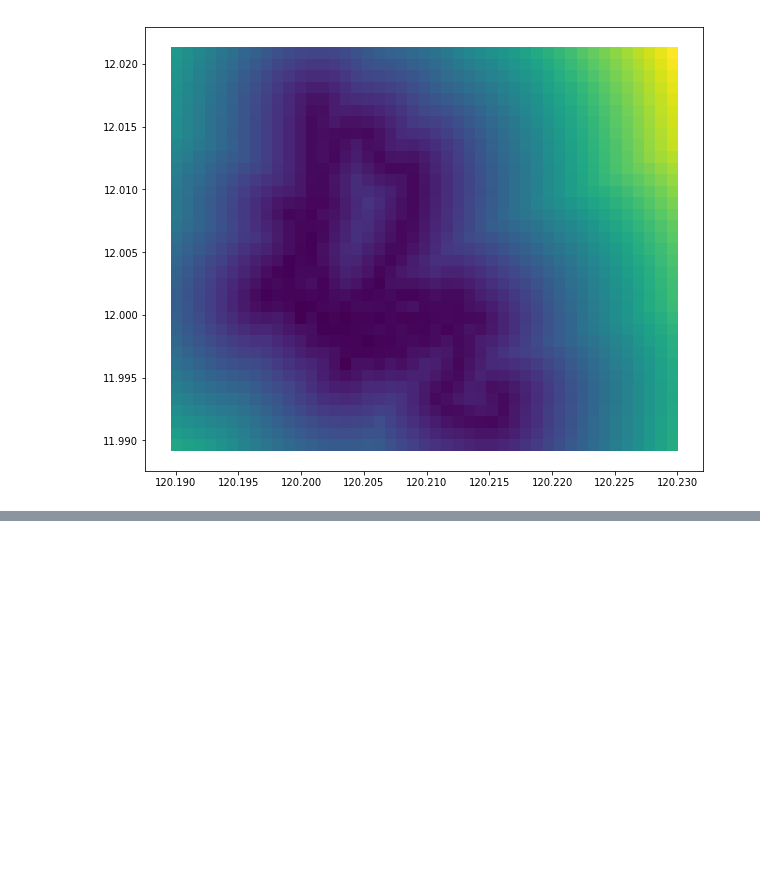
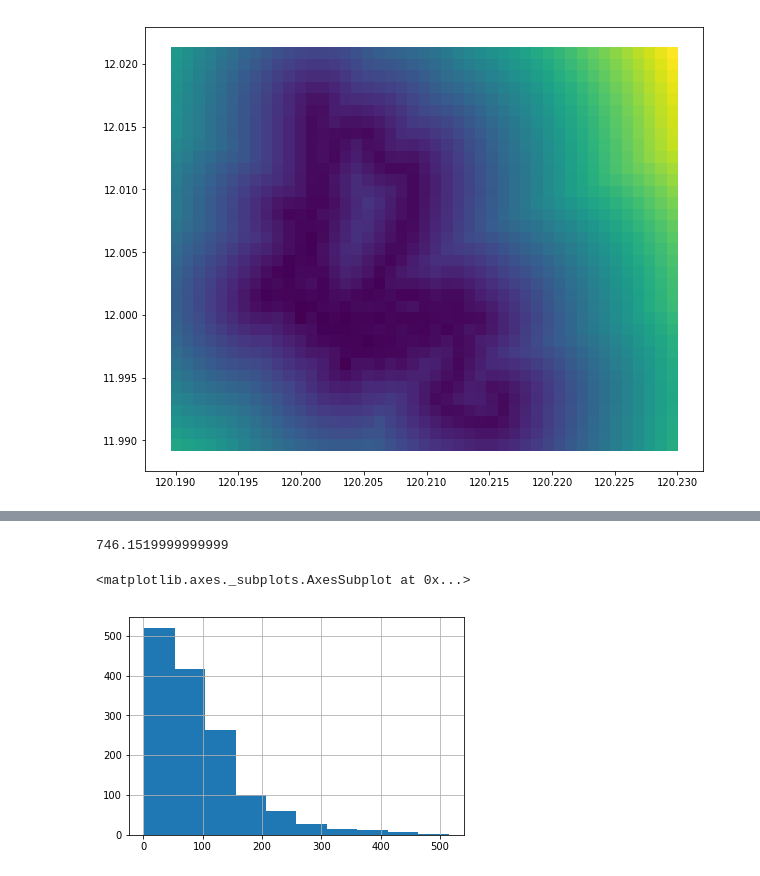
Before and after one commit to gauravcusp/WB_CityResilienceProgram, a Jupyter notebook: Accessbility_CRP.ipynb, the cells around one changed output, grey strips where cells are left out. Cells and saved outputs as stored; diff of their text form; code cells hidden in the pictures; blank space fills up the shorter version.

```diff
--- a/Accessbility_CRP.ipynb
+++ b/Accessbility_CRP.ipynb
@@ -381,0 +611,13 @@ ax = shp1.plot(column='total_scho', cmap='viridis',figsize=[10,10] )
+# %%
+edge['length'].max()
+# %% [output]
+746.1519999999999
+# %%
+G100 = ox.graph_from_place('Piedmont, California')
+# %%
+edge_gdf100 = ox.graph_to_gdfs(G100, nodes = False)
+# %%
+edge_gdf100['length'].hist()
+# %% [output]
+<matplotlib.axes._subplots.AxesSubplot at 0x...>
+[figure, added]
```
Also changed, not shown: parts of 38 cells of this notebook.
